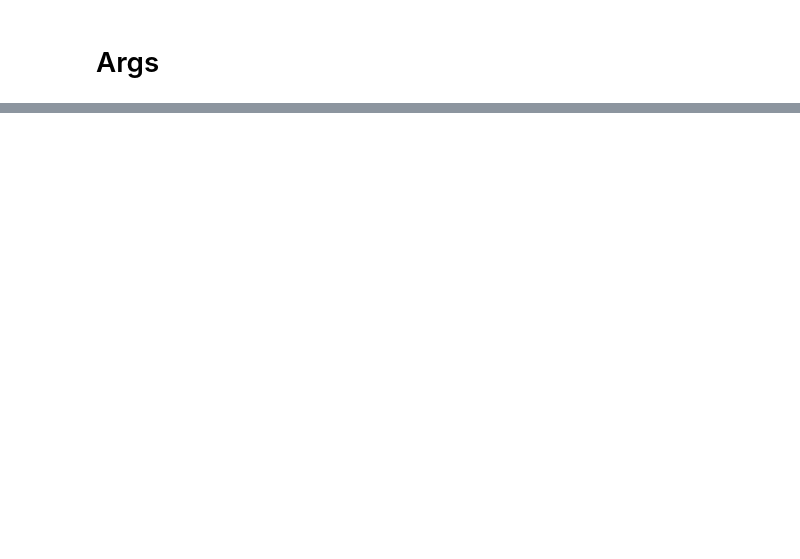
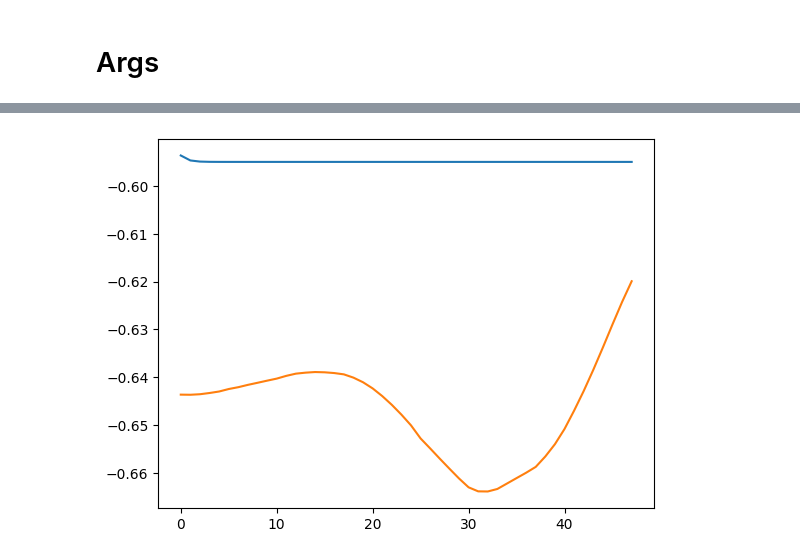
Before and after one commit to wassname/ETSformer, a Jupyter notebook: notebooks/001_001_run.ipynb, the cells around one changed output, grey strips where cells are left out. Drawn from its saved outputs; the diff is of its cells as text; code cells hidden in the pictures; blank space fills up the shorter version.

```diff
--- a/notebooks/001_001_run.ipynb
+++ b/notebooks/001_001_run.ipynb
@@ -116,0 +145,5 @@ ipdb> q
+# %%
+plt.plot(preds[i]);
+plt.plot(trues[i]);
+# %% [output]
+[figure, added]
```
Also changed, not shown: parts of 19 cells of this notebook, 7 other files.
